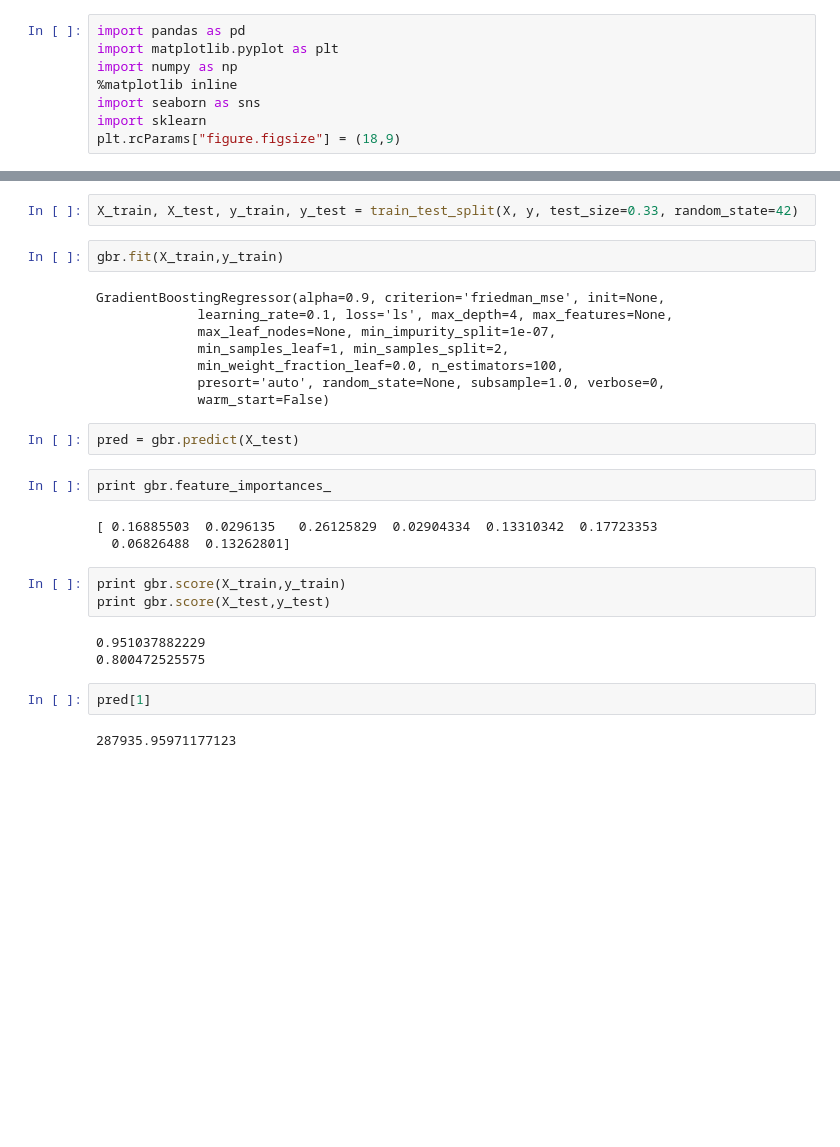
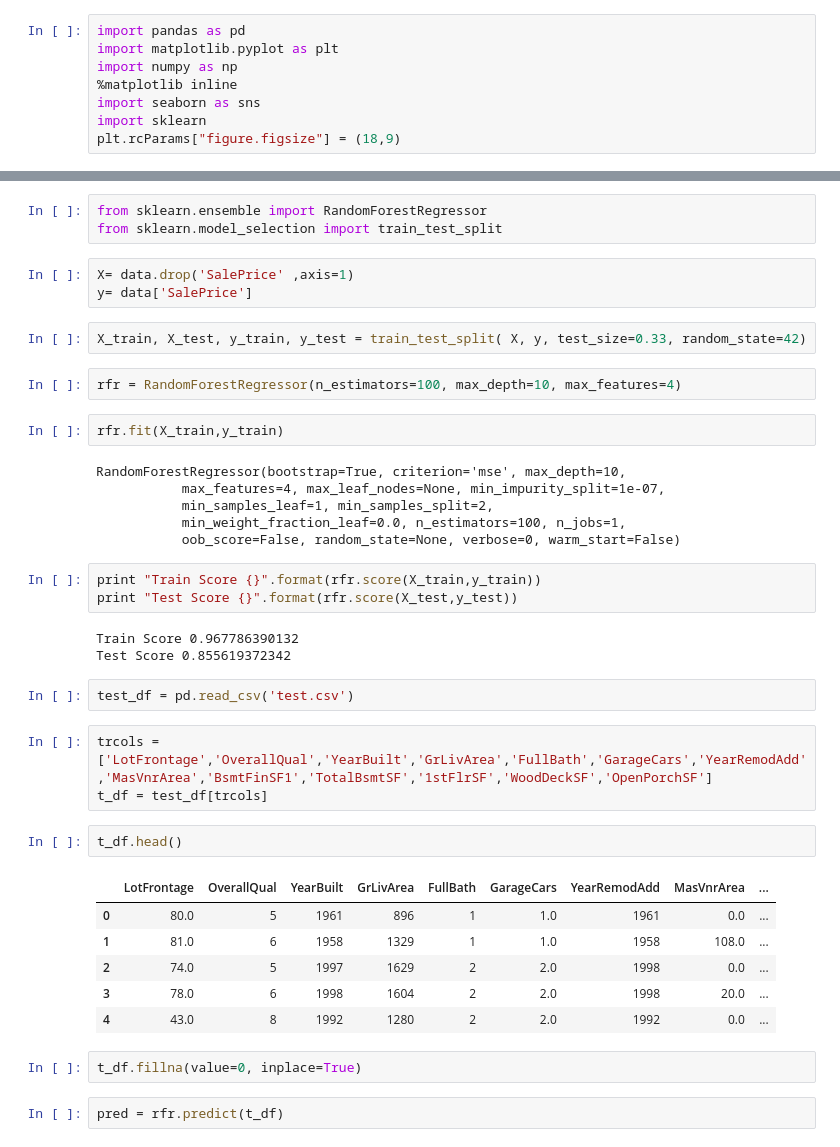
Before and after one commit to shaz13/Kaggle-Competitions, a Jupyter notebook: House Prices/House Price Predictions.ipynb, the cells around one changed output, grey strips where cells are left out. Drawn from its saved outputs; the diff is of its cells as text; blank space fills up the shorter version.

Commit message:
Random Forest

```diff
--- a/House Prices/House Price Predictions.ipynb
+++ b/House Prices/House Price Predictions.ipynb
@@ -72,29 +42,42 @@ y = important_df['SalePrice']
+# %%
+from sklearn.ensemble import RandomForestRegressor
+from sklearn.model_selection import train_test_split
+# %%
+X= data.drop('SalePrice' ,axis=1)
+y= data['SalePrice']
 # %%
-X_train, X_test, y_train, y_test = train_test_split(X, y, test_size=0.33, random_state=42)
+X_train, X_test, y_train, y_test = train_test_split( X, y, test_size=0.33, random_state=42)
+# %%
+rfr = RandomForestRegressor(n_estimators=100, max_depth=10, max_features=4)
 # %%
-gbr.fit(X_train,y_train)
+rfr.fit(X_train,y_train)
 # %% [output]
-GradientBoostingRegressor(alpha=0.9, criterion='friedman_mse', init=None,
-             learning_rate=0.1, loss='ls', max_depth=4, max_features=None,
-             max_leaf_nodes=None, min_impurity_split=1e-07,
-             min_samples_leaf=1, min_samples_split=2,
-             min_weight_fraction_leaf=0.0, n_estimators=100,
-             presort='auto', random_state=None, subsample=1.0, verbose=0,
-             warm_start=False)
+RandomForestRegressor(bootstrap=True, criterion='mse', max_depth=10,
+           max_features=4, max_leaf_nodes=None, min_impurity_split=1e-07,
+           min_samples_leaf=1, min_samples_split=2,
+           min_weight_fraction_leaf=0.0, n_estimators=100, n_jobs=1,
+           oob_score=False, random_state=None, verbose=0, warm_start=False)
+# %%
+print "Train Score {}".format(rfr.score(X_train,y_train))
+print "Test Score {}".format(rfr.score(X_test,y_test))
+# %% [output]
+Train Score 0.967786390132
+Test Score 0.855619372342
+# %%
+test_df = pd.read_csv('test.csv')
+# %%
+trcols = ['LotFrontage','OverallQual','YearBuilt','GrLivArea','FullBath','GarageCars','YearRemodAdd','MasVnrArea','BsmtFinSF1','TotalBsmtSF','1stFlrSF','WoodDeckSF','OpenPorchSF']
+t_df = test_df[trcols]
+# %%
+t_df.head()
+# %% [output]
+|  | LotFrontage | OverallQual | YearBuilt | GrLivArea | FullBath | GarageCars | YearRemodAdd | MasVnrArea | ... |
+| 0 | 80.0 | 5 | 1961 | 896 | 1 | 1.0 | 1961 | 0.0 | ... |
+| 1 | 81.0 | 6 | 1958 | 1329 | 1 | 1.0 | 1958 | 108.0 | ... |
+| 2 | 74.0 | 5 | 1997 | 1629 | 2 | 2.0 | 1998 | 0.0 | ... |
+| 3 | 78.0 | 6 | 1998 | 1604 | 2 | 2.0 | 1998 | 20.0 | ... |
+| 4 | 43.0 | 8 | 1992 | 1280 | 2 | 2.0 | 1992 | 0.0 | ... |
+# %%
+t_df.fillna(value=0, inplace=True)
 # %%
-pred = gbr.predict(X_test)
+pred = rfr.predict(t_df)
-# %%
-print gbr.feature_importances_
-# %% [output]
-[ 0.16885503  0.0296135   0.26125829  0.02904334  0.13310342  0.17723353
-  0.06826488  0.13262801]
-# %%
-print gbr.score(X_train,y_train)
-print gbr.score(X_test,y_test)
-# %% [output]
-0.951037882229
-0.800472525575
-# %%
-pred[1]
-# %% [output]
-287935.95971177123
```
Also changed, not shown: parts of 14 cells of this notebook, 2 other files.
